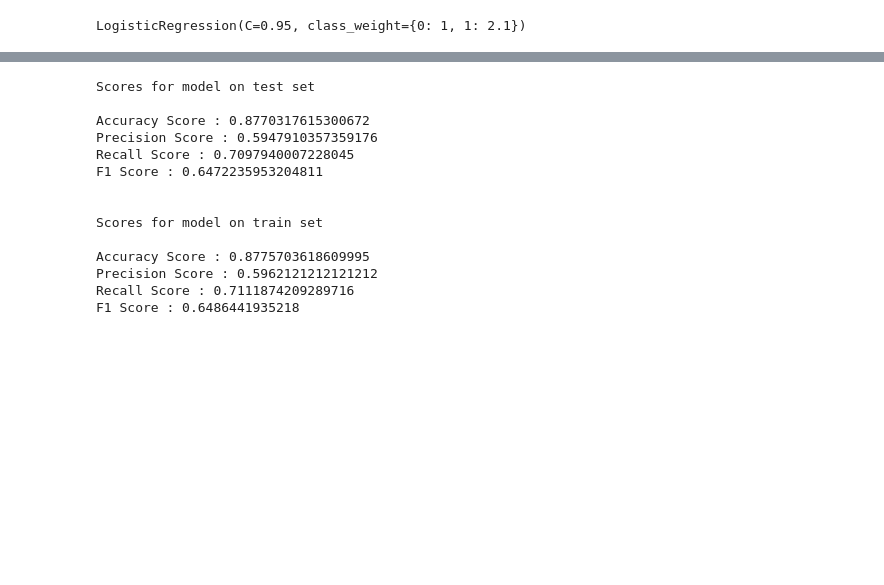
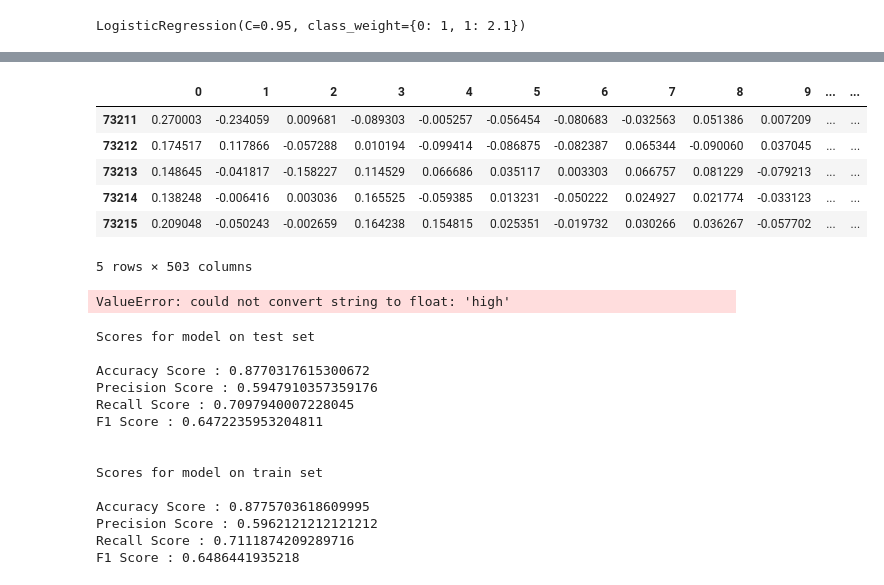
Before and after one commit to AnisZakari/Fake_review_detection, a Jupyter notebook: 1_Training_models/nlp_classifier_v2.ipynb, the cells around one changed output, grey strips where cells are left out. Cells and saved outputs as stored; diff of their text form; code cells hidden in the pictures; blank space fills up the shorter version.

```diff
--- a/1_Training_models/nlp_classifier_v2.ipynb
+++ b/1_Training_models/nlp_classifier_v2.ipynb
@@ -153,3 +265,19 @@ exclam_count = pd.qcut(data['exclam_count'].rank(method = 'first'), 3, labels =
+# %%
+data['word_count'] = data['text_review'].apply(lambda x : len(x.split()) )
+# %%
+#data['exclam_count'] = data['text_review'].apply(lambda x : len(''.join(ch for ch in x if ch =='!')))
+data['punctuation'] = data['text_review'].apply(lambda x : len(''.join(ch for ch in x if ch ==',' or ch =='.' or ch ==';' or ch ==':' or ch =='?' or ch.isnumeric() or ch =='!')))
+#data['qmark'] = data['text_review'].apply(lambda x : len(''.join(ch for ch in x if ch =='?')))
+#data['num'] = data['text_review'].apply(lambda x : len(''.join(ch for ch in x if ch.isnumeric())))
+#exclam_count = pd.qcut(data['exclam_count'].rank(method = 'first'), 3, labels = ['low', 'low-mid', 'very_high'])
+#exclam_count = pd.qcut(data['exclam_count'], 5, labels = ['low', 'mid', 'high', 'hh', 'hhh'],)
+#exclam_count = pd.cut(data['exclam_count'], bins =  [0, 1, 3, 5, 133], labels = ['low','high', 'hhh', 'hhhh'], include_lowest=True)
+#data['emotion'] = (data['exclam_count']+1)*(data['upper_word_count']+1)/*len_review_n)
+# %%
+ #df = pd.concat([pd.DataFrame(lsa), len_review, emotion, upper_word_count ], axis = 1)
+#df = pd.concat([pd.DataFrame(lsa), data['word_count'], data['upper_word_count'], data['punctuation'], data['sup_count'], data['euros'], data['negation'], data['exclam_count'] ], axis = 1)
+
+df = pd.concat([data['word_count'], data['upper_word_count'], data['punctuation'], data['sup_count'], data['euros']], axis = 1)
 # %%
 from sklearn.model_selection import train_test_split
 from sklearn.pipeline import Pipeline
@@ -278,3 +419,19 @@ f1 train : 0.7045908797392455
+# %%
+mask = french_reviews['is_fake_review']==1
+# %%
+df[mask].head()
+# %% [output]
+|  | 0 | 1 | 2 | 3 | 4 | 5 | 6 | 7 | 8 | 9 | ... | ... |
+| 73211 | 0.270003 | -0.234059 | 0.009681 | -0.089303 | -0.005257 | -0.056454 | -0.080683 | -0.032563 | 0.051386 | 0.007209 | ... | ... |
+| 73212 | 0.174517 | 0.117866 | -0.057288 | 0.010194 | -0.099414 | -0.086875 | -0.082387 | 0.065344 | -0.090060 | 0.037045 | ... | ... |
+| 73213 | 0.148645 | -0.041817 | -0.158227 | 0.114529 | 0.066686 | 0.035117 | 0.003303 | 0.066757 | 0.081229 | -0.079213 | ... | ... |
+| 73214 | 0.138248 | -0.006416 | 0.003036 | 0.165525 | -0.059385 | 0.013231 | -0.050222 | 0.024927 | 0.021774 | -0.033123 | ... | ... |
+| 73215 | 0.209048 | -0.050243 | -0.002659 | 0.164238 | 0.154815 | 0.025351 | -0.019732 | 0.030266 | 0.036267 | -0.057702 | ... | ... |
+5 rows × 503 columns
+# %%
+model.predict(df[mask])
+# %% [output]
+ValueError: could not convert string to float: 'high'
 # %%
 svc_model = SVC(C=1.0, break_ties=False, cache_size=200, class_weight={0:1, 1:1.8}, coef0=0.0,
                 decision_function_shape='ovr', degree=3, gamma='scale', kernel='rbf',
```
Also changed, not shown: parts of 49 cells of this notebook, 58 other files.
